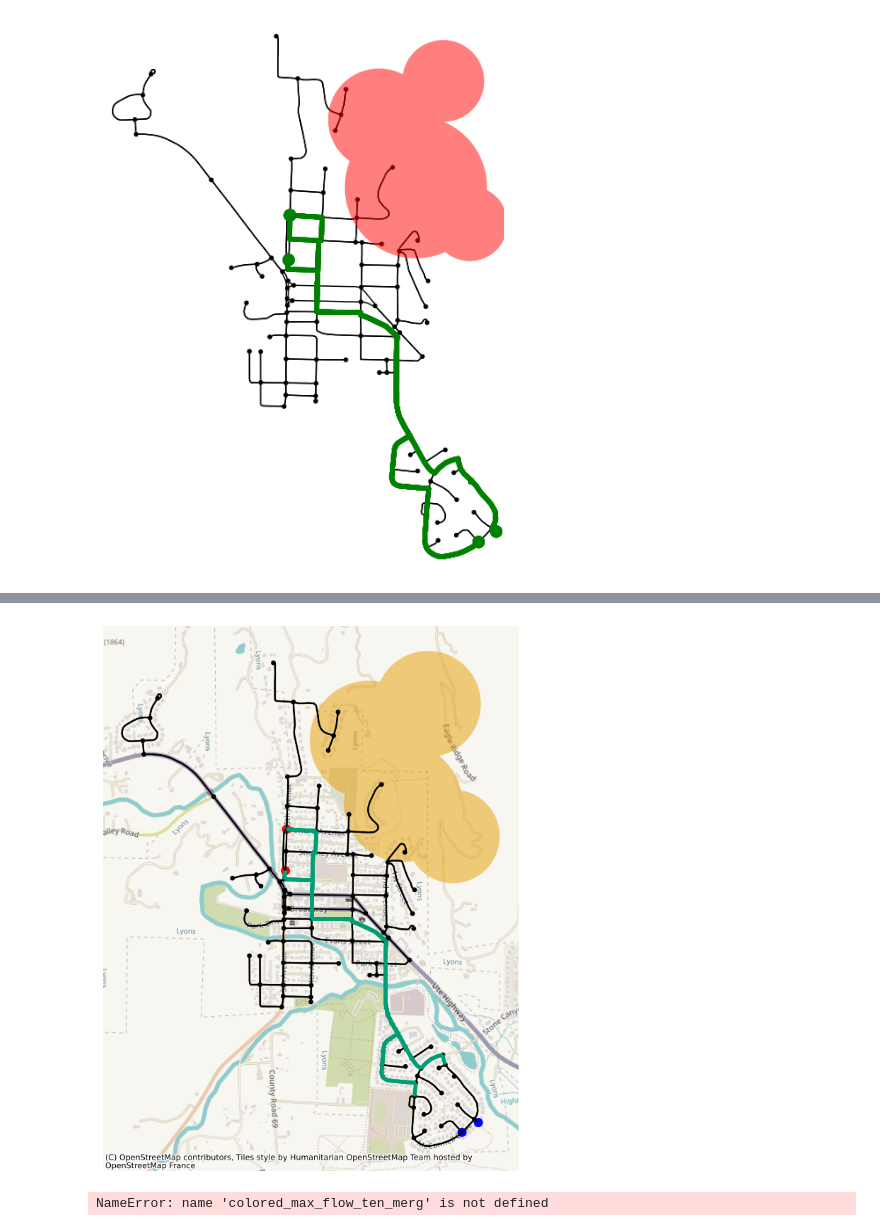
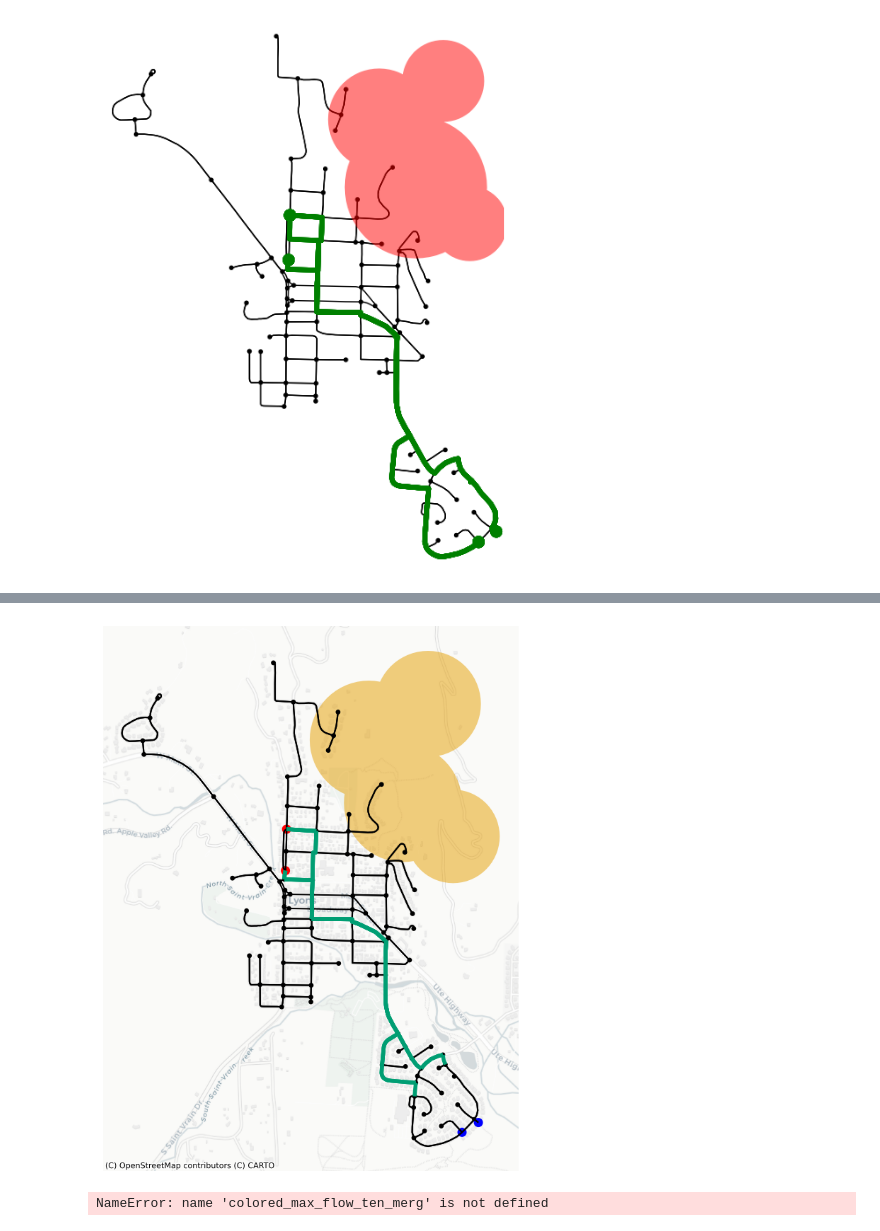
Before and after one commit to DillWithIt77/Fire_Evac_F22, a Jupyter notebook: Real-world Testing.ipynb, the cells around one changed output, grey strips where cells are left out. Cells and saved outputs as stored; diff of their text form; code cells hidden in the pictures.

```diff
--- a/Real-world Testing.ipynb
+++ b/Real-world Testing.ipynb
@@ -750,7 +750,7 @@ def evac_update(full_ten_s_t, G, orig_removed_nodes_mat, orig_edge_dist_mat, ori
     ### update fire data at correct spots in original array
     comb_rmvd_nodes_mat = orig_removed_nodes_mat[fire_time_int:] + new_rmvd_nodes_mat
     comb_edge_dist_mat = orig_edge_dist_mat[fire_time_int:] + new_edge_dist_mat
-    comb_fire_poly_mat = orig_fire_poly_mat[fire_time_int] + new_fire_poly_mat
+    comb_fire_poly_mat = orig_fire_poly_mat[fire_time_int:] + new_fire_poly_mat
 
     ### recreate just ten that changes
     part_ten = update_ten(full_ten_copy, G, comb_rmvd_nodes_mat, comb_edge_dist_mat, time_int_update, time_horizon, time_int_size, flow_dict)
@@ -1045,58 +1008,64 @@ plt.show()
 # %%
 end_time_int = 20
 
+##### for orignal evac plan plots
+fire = fire_poly_mat
+flow_graph = ten_s_t_flow
+
+##### for updated evac plan plots
+# fire = fire_mat_poly_update
+# flow_graph = colored_max_flow_ten_merg
+
+####get data for plotting
+orig_nodes_len =len(G.nodes)
+flow_edges = [(x[0],x[1]) for x in flow_graph.edges(data = True) if flow_graph[x[0]][x[1]]['color'] == (1,0,0)]
+flow_edges.sort(key=lambda tup: tup[0])
+orig_flow_edges = flow_at_time_int(flow_graph, flow_edges, G, end_time_int)
+# flow_colors = ['#009E73' if (x,y) in orig_flow_edges else 'black' for x,y,z in G.edges(data=True)]
+#pink '#0072B2'
+#light blue '#CC79A7'
+sup_dem_colors=['blue' if y['sup_dem'] < 0 else 'red' if y['sup_dem'] > 0 else 'black' for x,y in G.nodes(data=True)]
+size =[ 70 if y['sup_dem'] != 0 else 15 for x,y in G.nodes(data=True)]
+
+
+####transform orignal graph data for plotting purposes
 gdf_nodes = ox.utils_graph.graph_to_gdfs(G, nodes=True, edges=False, node_geometry=True, fill_edge_geometry=True)
 orig_crs = gdf_nodes.crs
 gwm_nodes = gdf_nodes.to_crs(epsg=3857)
 gdf_edges = ox.utils_graph.graph_to_gdfs(G, nodes=False, edges=True, node_geometry=True, fill_edge_geometry=True)
 gwm_edges = gdf_edges.to_crs(epsg=3857)
 
-
-
-orig_nodes_len =len(G.nodes)
-flow_edges = [(x[0],x[1]) for x in ten_s_t_flow.edges(data = True) if ten_s_t_flow[x[0]][x[1]]['color'] == (1,0,0)]
-flow_edges.sort(key=lambda tup: tup[0])
-
-orig_flow_edges = flow_at_time_int(ten_s_t_flow, flow_edges, G, end_time_int)
-
-flow_colors = ['#009E73' if (x,y) in orig_flow_edges else 'black' for x,y,z in G.edges(data=True)]
-#pink '#0072B2'
-#light blue '#CC79A7'
-sup_dem_colors=['blue' if y['sup_dem'] < 0 else 'red' if y['sup_dem'] > 0 else 'black' for x,y in G.nodes(data=True)]
-size =[ 70 if y['sup_dem'] != 0 else 15 for x,y in G.nodes(data=True)]
-
+####plot everything
 ax = gwm_edges.plot(figsize=(10, 10), alpha=1, edgecolor = 'k')
 
 for edge in orig_flow_edges:
     gdf_selected_edge = gwm_edges[gwm_edges.index.isin([edge])]
     gdf_selected_edge.plot(ax=ax, color='#009E73', linewidth=4)
 
-if fire_poly_mat[end_time_int].geom_type == 'Polygon':
-    ext = gpd.GeoSeries(fire_poly_mat[end_time_int])
+if fire[end_time_int].geom_type == 'Polygon':
+    ext = gpd.GeoSeries(fire[end_time_int])
     ext.crs = orig_crs
     gdf = gpd.GeoDataFrame(geometry=ext).to_crs(epsg=3857)
     x,y = Polygon(gdf['geometry'].iloc[0]).exterior.xy
     ax.fill(x,y,'#E69F00', alpha = 0.5)
 else:
-    for geom in fire_poly_mat[end_time_int].geoms:
+    for geom in fire[end_time_int].geoms:
         ext = gpd.GeoSeries(geom)
         ext.crs = orig_crs
         gdf = gpd.GeoDataFrame(geometry=ext).to_crs(epsg=3857)
         xs, ys = Polygon(gdf['geometry'].iloc[0]).exterior.xy
         ax.fill(xs, ys, alpha=0.5, fc='#E69F00', ec='none')
 
 
 gwm_nodes.plot(figsize=(10, 10), alpha=1, color = [sup_dem_colors[node] for node in gwm_nodes.index],
                markersize = [size[node] for node in gwm_nodes.index] ,ax=ax)
-cx.add_basemap(ax)
+cx.add_basemap(ax, source = cx.providers.CartoDB.Positron)
 
 ax.axis('off')
-
-
 # plt.savefig('lyons_orig_time_int_7.png')
 plt.show()
 # %% [output]
-[figure, old version]
+[figure, new version]
 # %%
 end_time_int = 20
 orig_nodes_len =len(G.nodes)
```
Also changed, not shown: parts of 10 cells of this notebook.
